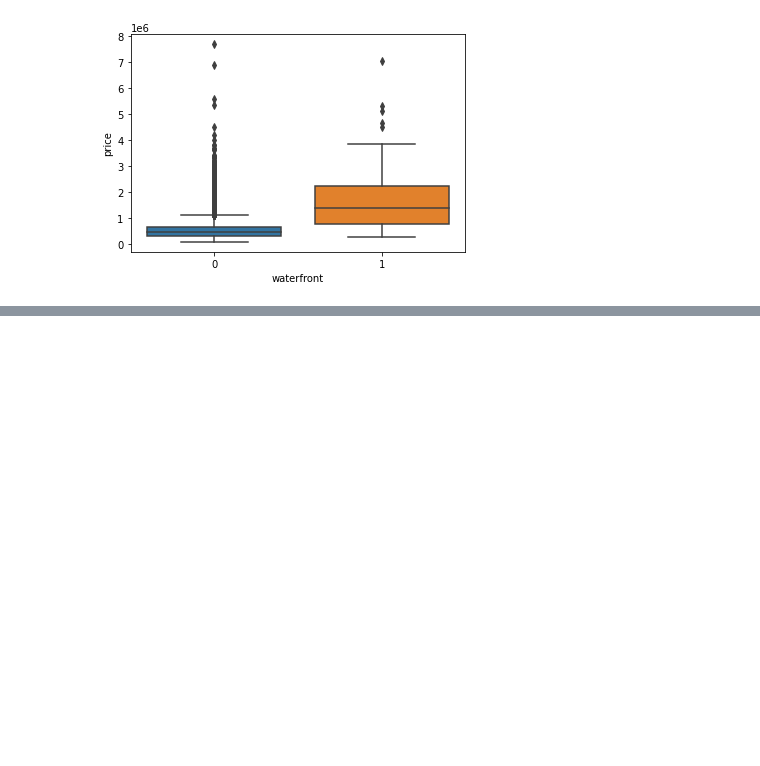
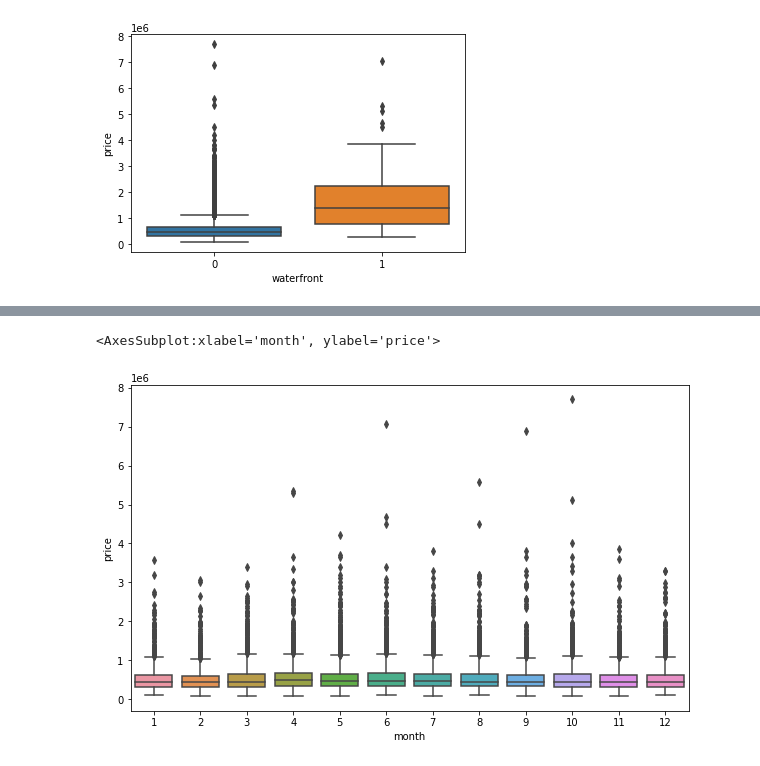
Before and after one commit to xkrystiandutka/DataScience, a Jupyter notebook: NeuralNetworks&DeepLearning/KerasRegression.ipynb, the cells around one changed output, grey strips where cells are left out. Drawn from its saved outputs; the diff is of its cells as text; code cells hidden in the pictures; blank space fills up the shorter version.

Commit message:
Update exploratory data analysis

```diff
--- a/NeuralNetworks&DeepLearning/KerasRegression.ipynb
+++ b/NeuralNetworks&DeepLearning/KerasRegression.ipynb
@@ -131,0 +142,4 @@ sns.boxplot(x='waterfront',y='price',data=df)
+# %%
+df = df.drop('id', axis=1)
+# %%
+df['date'] = pd.to_datetime(df['date'])
@@ -131,0 +164,3 @@ sns.boxplot(x='waterfront',y='price',data=df)
+# %%
+df['year'] = df['date'].apply(lambda date: date.year)
+df['month'] = df['date'].apply(lambda date: date.month)
@@ -131,0 +177,6 @@ sns.boxplot(x='waterfront',y='price',data=df)
+# %%
+plt.figure(figsize=(10,6))
+sns.boxplot(x='month', y='price', data=df)
+# %% [output]
+<AxesSubplot:xlabel='month', ylabel='price'>
+[figure, added]
```
Also changed, not shown: parts of 13 cells of this notebook.
